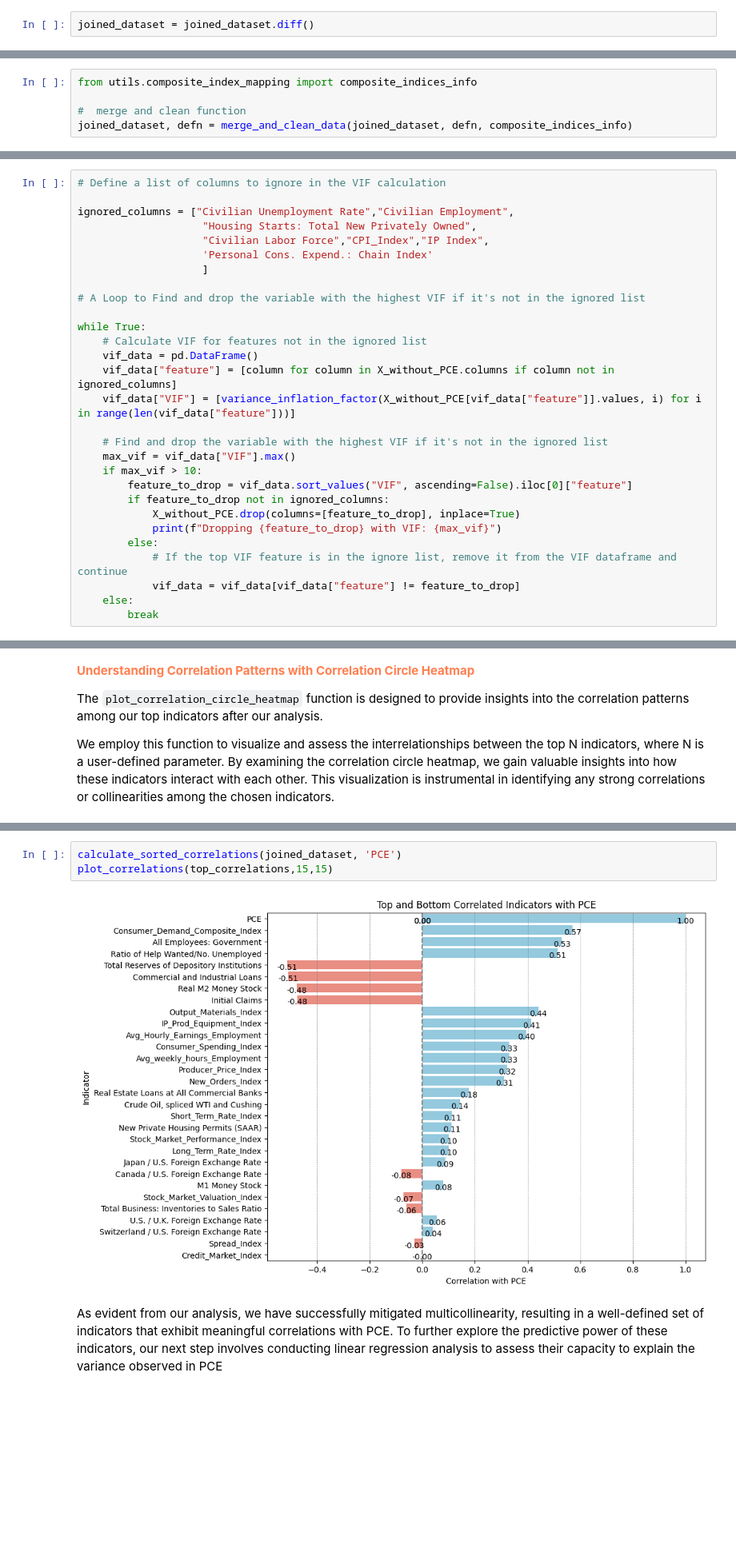
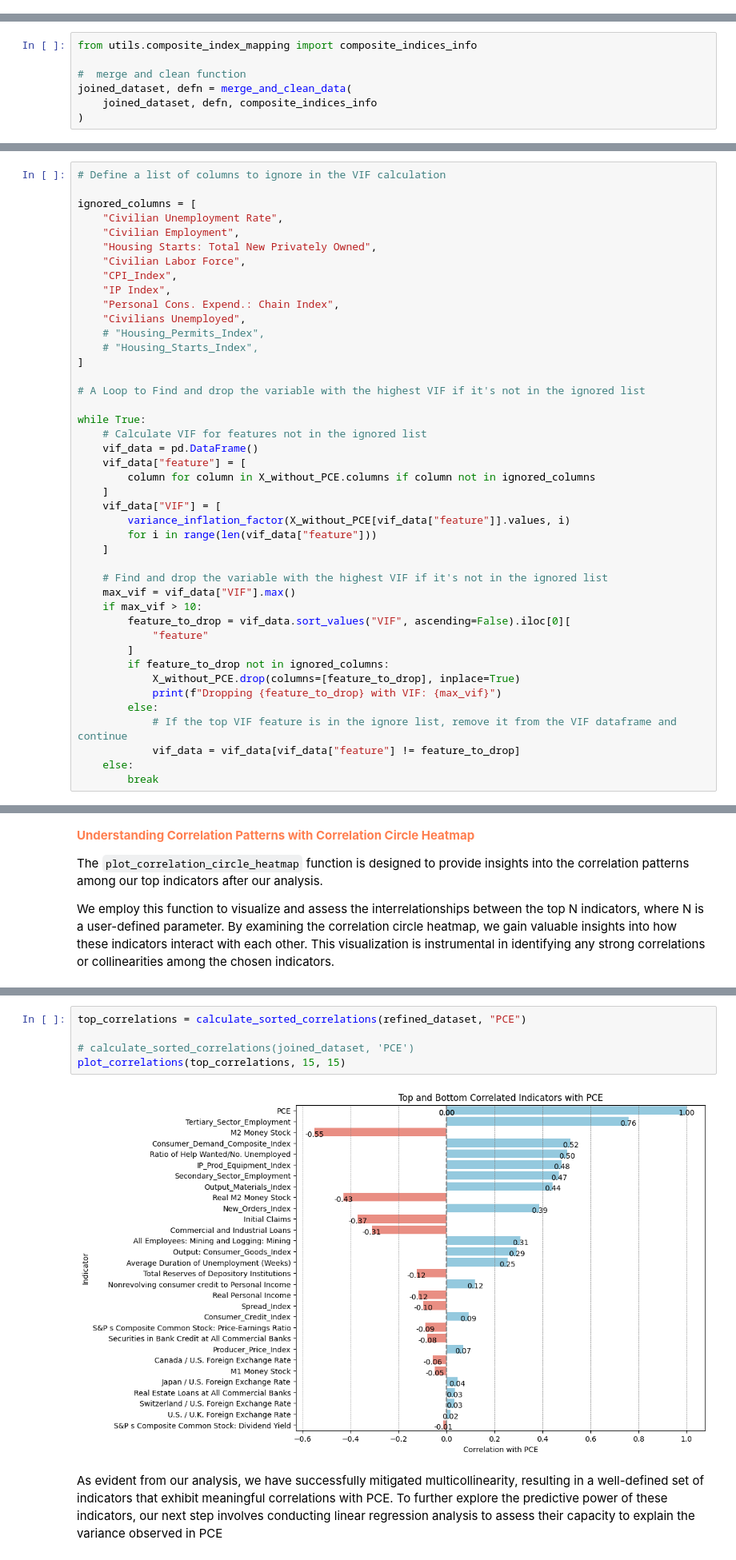
Before and after one commit to janjannagtegaal/NowCasting-M1, a Jupyter notebook: [2]M1_Exploratory_Data_Analysis.ipynb, the cells around one changed output, grey strips where cells are left out. Shown at 80% size. Saved outputs shown, nothing was run; the diff lists cells and outputs as text; blank space fills up the shorter version.

```diff
--- a/[2]M1_Exploratory_Data_Analysis.ipynb
+++ b/[2]M1_Exploratory_Data_Analysis.ipynb
@@ -403,2 +406,0 @@ Utilizing the rate of change is particularly effective in the context of economi
-# %%
-joined_dataset = joined_dataset.diff()
@@ -500,7 +661,9 @@ def merge_and_clean_data(joined_dataset, defn, composite_indices_info):
 from utils.composite_index_mapping import composite_indices_info
 
 #  merge and clean function
-joined_dataset, defn = merge_and_clean_data(joined_dataset, defn, composite_indices_info)
+joined_dataset, defn = merge_and_clean_data(
+    joined_dataset, defn, composite_indices_info
+)
 # %% [markdown]
 <div style="color:#00BFFF">
 
@@ -693,24 +877,38 @@ lollipop(vif_data,10)
 # %%
 # Define a list of columns to ignore in the VIF calculation
 
-ignored_columns = ["Civilian Unemployment Rate","Civilian Employment",
-                    "Housing Starts: Total New Privately Owned",
-                    "Civilian Labor Force","CPI_Index","IP Index",
-                    'Personal Cons. Expend.: Chain Index'
-                    ]
+ignored_columns = [
+    "Civilian Unemployment Rate",
+    "Civilian Employment",
+    "Housing Starts: Total New Privately Owned",
+    "Civilian Labor Force",
+    "CPI_Index",
+    "IP Index",
+    "Personal Cons. Expend.: Chain Index",
+    "Civilians Unemployed",
+    # "Housing_Permits_Index",
+    # "Housing_Starts_Index",
+]
 
 # A Loop to Find and drop the variable with the highest VIF if it's not in the ignored list
 
 while True:
     # Calculate VIF for features not in the ignored list
     vif_data = pd.DataFrame()
-    vif_data["feature"] = [column for column in X_without_PCE.columns if column not in ignored_columns]
-    vif_data["VIF"] = [variance_inflation_factor(X_without_PCE[vif_data["feature"]].values, i) for i in range(len(vif_data["feature"]))]
+    vif_data["feature"] = [
+        column for column in X_without_PCE.columns if column not in ignored_columns
+    ]
+    vif_data["VIF"] = [
+        variance_inflation_factor(X_without_PCE[vif_data["feature"]].values, i)
+        for i in range(len(vif_data["feature"]))
+    ]
 
     # Find and drop the variable with the highest VIF if it's not in the ignored list
     max_vif = vif_data["VIF"].max()
     if max_vif > 10:
-        feature_to_drop = vif_data.sort_values("VIF", ascending=False).iloc[0]["feature"]
+        feature_to_drop = vif_data.sort_values("VIF", ascending=False).iloc[0][
+            "feature"
+        ]
         if feature_to_drop not in ignored_columns:
             X_without_PCE.drop(columns=[feature_to_drop], inplace=True)
             print(f"Dropping {feature_to_drop} with VIF: {max_vif}")
@@ -765,8 +974,10 @@ plot_correlation_circle_heatmap(refined_dataset, top_correlations_refined, top_n
 # %%
-calculate_sorted_correlations(joined_dataset, 'PCE')
-plot_correlations(top_correlations,15,15)
+top_correlations = calculate_sorted_correlations(refined_dataset, "PCE")
+
+# calculate_sorted_correlations(joined_dataset, 'PCE')
+plot_correlations(top_correlations, 15, 15)
 # %% [output]
-[figure, old version]
+[figure, new version]
 # %% [markdown]
 As evident from our analysis, we have successfully mitigated multicollinearity, resulting in a well-defined set of indicators that exhibit meaningful correlations with PCE. To further explore the predictive power of these indicators, our next step involves conducting linear regression analysis to assess their capacity to explain the variance observed in PCE
 # %% [markdown]
```
Also changed, not shown: parts of 34 cells of this notebook, 9 other files.
